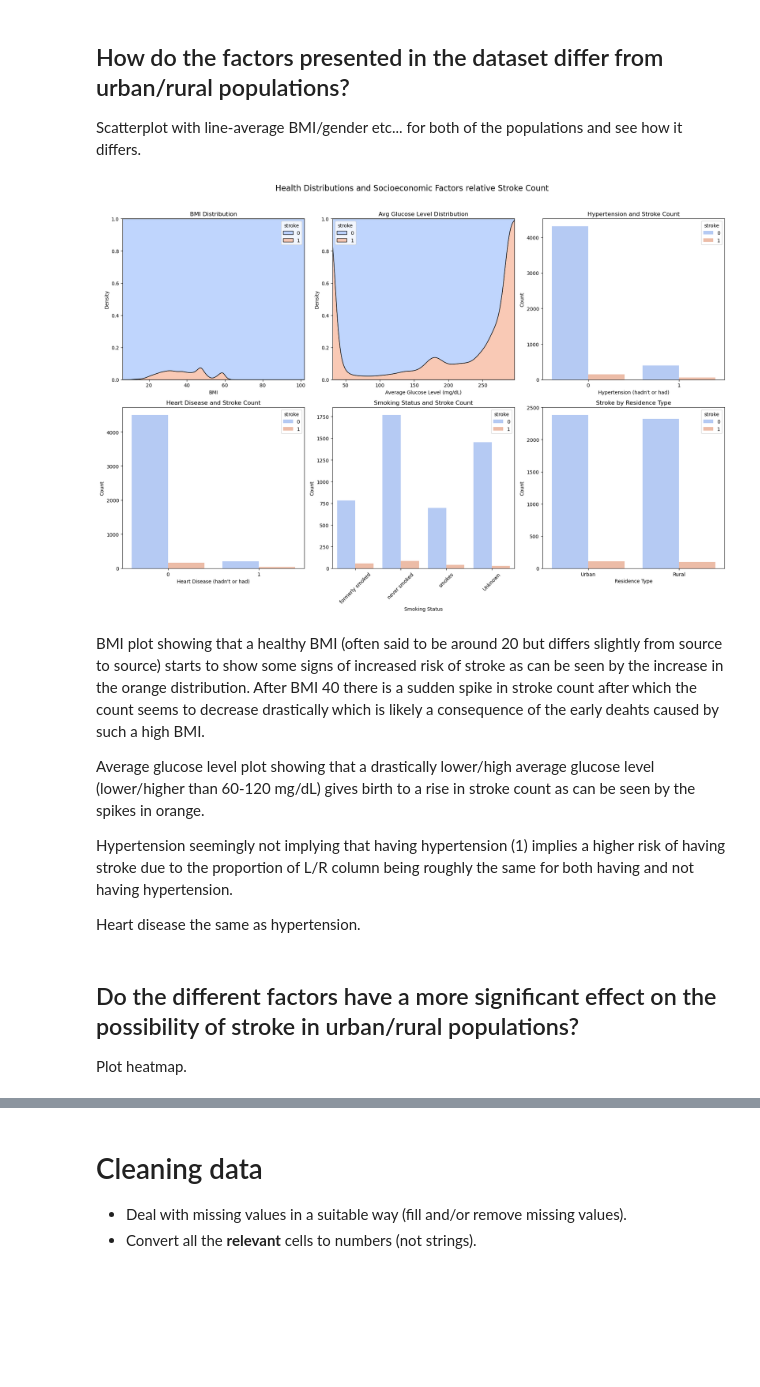
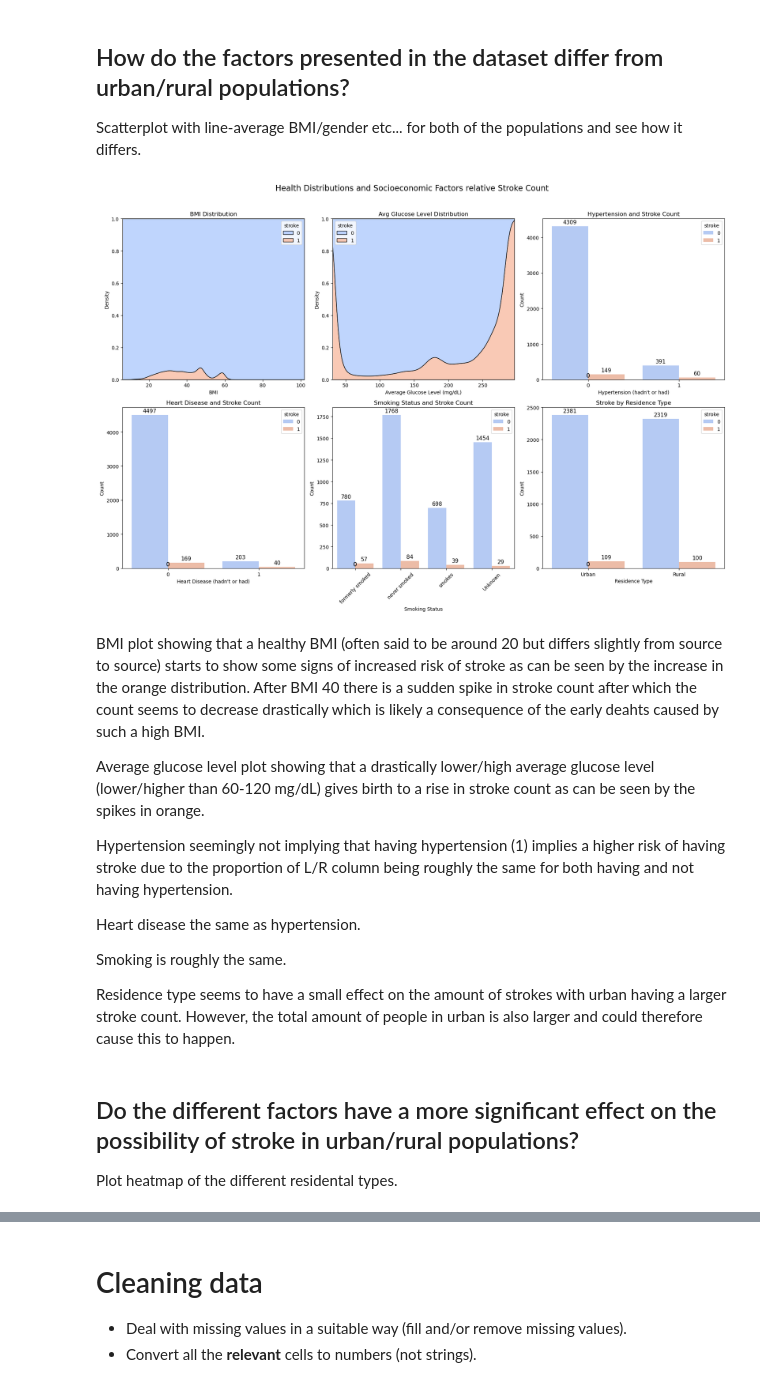
Before and after one commit to MrHEFF/su-mt4007, a Jupyter notebook: HW3/HW3.ipynb, the cells around one changed output, grey strips where cells are left out. Saved outputs shown, nothing was run; the diff lists cells and outputs as text; code cells hidden in the pictures; blank space fills up the shorter version.

```diff
--- a/HW3/HW3.ipynb
+++ b/HW3/HW3.ipynb
@@ -332,6 +333,7 @@ We can see a relatively safe to assume insignificant difference between the two
 ## How do the factors presented in the dataset differ from urban/rural populations?
 Scatterplot with line-average BMI/gender etc... for both of the populations and see how it differs.
 # %%
+# clean data
 df3_health_cleaned = df3.dropna(subset=[
     "hypertension",
     "heart_disease",
@@ -342,10 +344,10 @@ df3_health_cleaned = df3.dropna(subset=[
     "Residence_type"
 ])
 
-fig, axes = plt.subplots(2, 3, figsize=(18, 12))  # Create a grid of 2 rows, 3 columns
+fig, axes = plt.subplots(2, 3, figsize=(18, 12))
 fig.suptitle("Health Distributions and Socioeconomic Factors relative Stroke Count", fontsize=16, y=1.02)
 
-# plot 1: bmi distribution with stroke
+# BMI distribution with stroke
 sns.kdeplot(
     data=df3_health_cleaned,
     x="bmi",
@@ -358,7 +360,7 @@ axes[0, 0].set_title("BMI Distribution")
 axes[0, 0].set_xlabel("BMI")
 axes[0, 0].set_ylabel("Density")
 
-# plot 2: aaverage glucose distribution with stroke
+# average glucose distribution with stroke
 sns.kdeplot(
     data=df3_health_cleaned,
     x="avg_glucose_level",
@@ -371,8 +373,15 @@ axes[0, 1].set_title("Avg Glucose Level Distribution")
 axes[0, 1].set_xlabel("Average Glucose Level (mg/dL)")
 axes[0, 1].set_ylabel("Density")
 
-# plot 3: hypertension count with stroke
-sns.countplot(
+# function to add count labels on countplot bars
+def add_count_labels(ax):
+    for p in ax.patches:
+        ax.annotate(f'{int(p.get_height())}', (p.get_x() + p.get_width() / 2., p.get_height()),
+                    ha='center', va='baseline', fontsize=11, color='black', xytext=(0, 5),
+                    textcoords='offset points')
+
+# hypertension count with stroke
+hypertension_plot = sns.countplot(
     data=df3_health_cleaned,
     x="hypertension",
     hue="stroke",
@@ -382,9 +391,10 @@ sns.countplot(
 axes[0, 2].set_title("Hypertension and Stroke Count")
 axes[0, 2].set_xlabel("Hypertension (hadn't or had)")
 axes[0, 2].set_ylabel("Count")
+add_count_labels(hypertension_plot)
 
-# plot 4: heart disease count with stroke
-sns.countplot(
+# heart disease count with stroke
+heart_disease_plot = sns.countplot(
     data=df3_health_cleaned,
     x="heart_disease",
     hue="stroke",
@@ -392,39 +402,41 @@ sns.countplot(
     palette="coolwarm"
 )
 axes[1, 0].set_title("Heart Disease and Stroke Count")
 axes[1, 0].set_xlabel("Heart Disease (hadn't or had)")
 axes[1, 0].set_ylabel("Count")
+add_count_labels(heart_disease_plot)
 
-# plot 5: smoking status distribution with stroke
-sns.countplot(
+# smoking status distribution with stroke
+smoking_status_plot = sns.countplot(
     data=df3_health_cleaned,
     x="smoking_status",
     hue="stroke",
     ax=axes[1, 1],
     palette="coolwarm"
 )
 axes[1, 1].set_title("Smoking Status and Stroke Count")
 axes[1, 1].set_xlabel("Smoking Status")
 axes[1, 1].set_ylabel("Count")
 axes[1, 1].tick_params(axis='x', rotation=45)
+add_count_labels(smoking_status_plot)
 
-# plot 6: stroke by sesidence type
-sns.countplot(
+# stroke by residence type
+residence_type_plot = sns.countplot(
     data=df3_health_cleaned,
     x="Residence_type",
     hue="stroke",
     ax=axes[1, 2],
     palette="coolwarm"
 )
 axes[1, 2].set_title("Stroke by Residence Type")
 axes[1, 2].set_xlabel("Residence Type")
 axes[1, 2].set_ylabel("Count")
+add_count_labels(residence_type_plot)
 
-# Adjust layout
 plt.tight_layout()
 plt.show()
 # %% [output]
-[figure, old version]
+[figure, new version]
 # %% [markdown]
 BMI plot showing that a healthy BMI (often said to be around 20 but differs slightly from source to source) starts to show some signs of increased risk of stroke as can be seen by the increase in the orange distribution. After BMI 40 there is a sudden spike in stroke count after which the count seems to decrease drastically which is likely a consequence of the early deahts caused by such a high BMI.
 
@@ -433,6 +445,10 @@ Average glucose level plot showing that a drastically lower/high average glucose
 Hypertension seemingly not implying that having hypertension (1) implies a higher risk of having stroke due to the proportion of L/R column being roughly the same for both having and not having hypertension.
 
 Heart disease the same as hypertension.
+
+Smoking is roughly the same.
+
+Residence type seems to have a small effect on the amount of strokes with urban having a larger stroke count. However, the total amount of people in urban is also larger and could therefore cause this to happen.
 # %% [markdown]
 ## Do the different factors have a more significant effect on the possibility of stroke in urban/rural populations?
-Plot heatmap.
+Plot heatmap of the different residental types.
```
Also changed, not shown: parts of 6 cells of this notebook.
